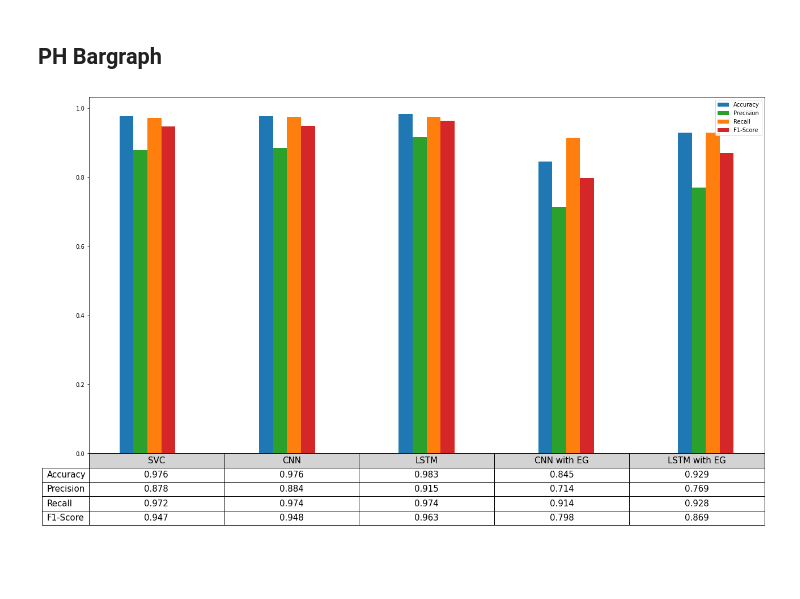
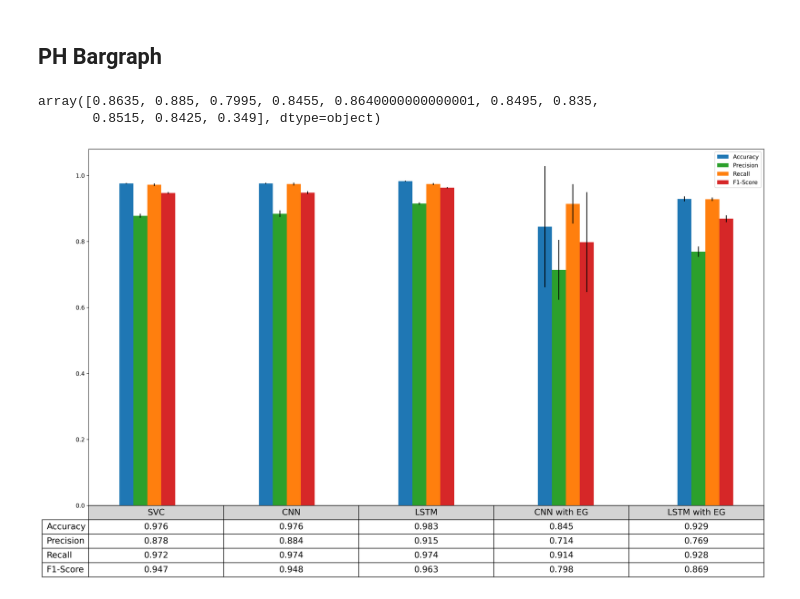
Before and after one commit to anurajt-cloud/level4_dissertation, a Jupyter notebook: graphs.ipynb, the cells around one changed output. Drawn from its saved outputs; the diff is of its cells as text; code cells hidden in the pictures; blank space fills up the shorter version.

Commit message:
changes in graph

```diff
--- a/graphs.ipynb
+++ b/graphs.ipynb
@@ -338,33 +340,43 @@ r = r[:4]
 r = np.around(r.astype(np.float32), 3)
 r_name = ["SVC","CNN", "LSTM", "CNN with EG", "LSTM with EG"]
 rows = ["Accuracy", "Precision", "Recall", "F1-Score"]
+# %%
+cnn_ph_eg_r.T[3:].mean(axis=0)
+# %% [output]
+array([0.8635, 0.885, 0.7995, 0.8455, 0.8640000000000001, 0.8495, 0.835,
+       0.8515, 0.8425, 0.349], dtype=object)
+# %%
+acc_error = [svc_ph_r.T[0].std(),cnn_ph_r.T[0].std(), lstm_ph_r.T[0].std(), cnn_ph_eg_r.T[0].std(), lstm_ph_eg_r.T[0].std()]
+pre_error = [svc_ph_r.T[1].std(),cnn_ph_r.T[1].std(), lstm_ph_r.T[1].std(), cnn_ph_eg_r.T[1].std(), lstm_ph_eg_r.T[1].std()]
+rec_error = [svc_ph_r.T[2].std(),cnn_ph_r.T[2].std(), lstm_ph_r.T[2].std(), cnn_ph_eg_r.T[2].std(), lstm_ph_eg_r.T[2].std()]
+f1_error = [svc_ph_r.T[3:].mean(axis=0).std(),cnn_ph_r.T[3:].mean(axis=0).std(), lstm_ph_r.T[3:].mean(axis=0).std(), cnn_ph_eg_r.T[3:].mean(axis=0).std(), lstm_ph_eg_r.T[3:].mean(axis=0).std()]
 # %%
 X = np.arange(len(r_name))
-fig = plt.figure(figsize=(18, 11))
+fig = plt.figure(figsize=(18,11), dpi=300)
 # ax = fig.add_axes([0,0,1,1])
-plt.bar(X - 0.15, r[0], color = 'tab:blue', width = 0.1)
-plt.bar(X - 0.05, r[1], color = 'tab:green', width = 0.1)
-plt.bar(X + 0.05, r[2], color = 'tab:orange', width = 0.1)
-plt.bar(X + 0.15, r[3], color = 'tab:red', width = 0.1)
+plt.bar(X - 0.15, r[0], yerr=acc_error , color = 'tab:blue', width = 0.1)
+plt.bar(X - 0.05, r[1], yerr=pre_error, color = 'tab:green', width = 0.1)
+plt.bar(X + 0.05, r[2], yerr=rec_error, color = 'tab:orange', width = 0.1)
+plt.bar(X + 0.15, r[3], yerr=f1_error, color = 'tab:red', width = 0.1)
 plt.legend(rows)
 plt.xticks([])
 
 # Add a table at the bottom of the axes
 the_tabel = plt.table(cellText=r,
                       rowLabels=rows,
                       cellLoc='center',
                       # rowColours=['tab:blue', 'tab:green', 'tab:orange', 'tab:red'],
                       colLabels=r_name,
                       colColours=["lightgrey" for i in range(5)],
                       loc='bottom')
 the_tabel.auto_set_font_size(False)
 the_tabel.set_fontsize(15)
 the_tabel.scale(1,2)
 plt.tight_layout()
 plt.subplots_adjust(bottom=0.1)
 # plt.title("Model performaces for Beat holdout Method", fontsize=23)
 plt.tight_layout()
 # plt.savefig("./images/ph_mp", dpi=300)
 plt.show()
 # %% [output]
-[figure, old version]
+[figure, new version]
```
Also changed, not shown: parts of 3 cells of this notebook.
